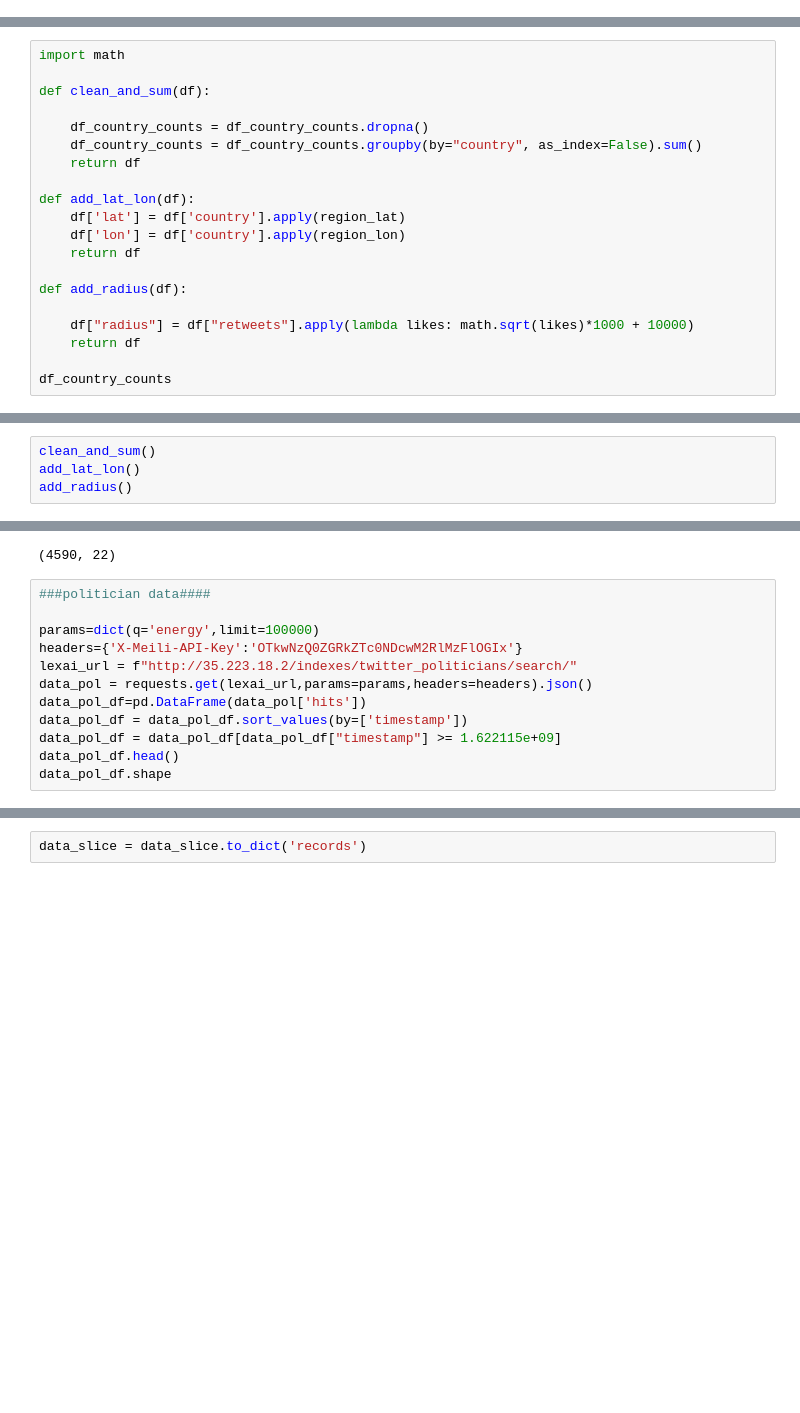
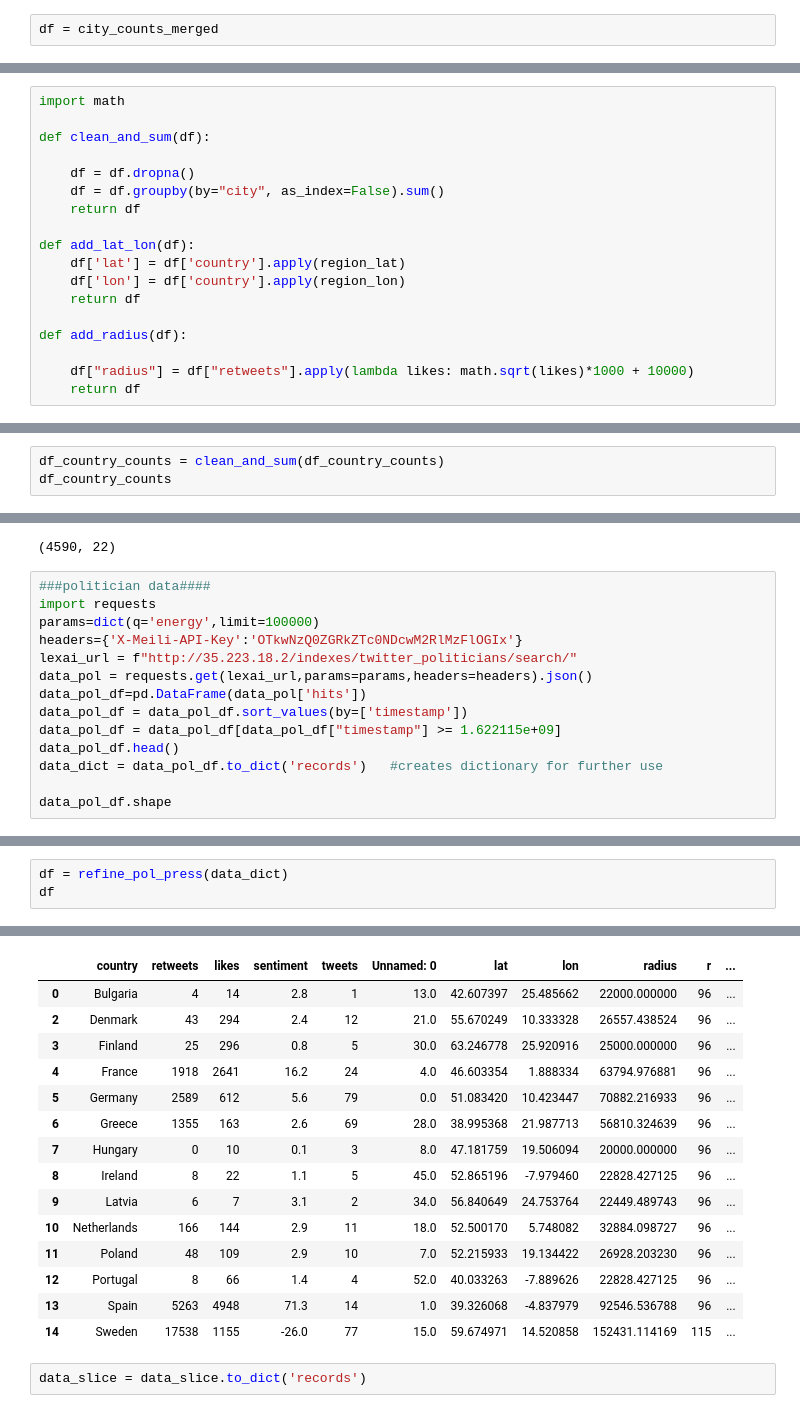
Before and after one commit to EstefaniaVB/LexAI, a Jupyter notebook: notebooks/twitterAPI_Tim.ipynb, the cells around one changed output, grey strips where cells are left out. Drawn from its saved outputs; the diff is of its cells as text; blank space fills up the shorter version.

```diff
--- a/notebooks/twitterAPI_Tim.ipynb
+++ b/notebooks/twitterAPI_Tim.ipynb
@@ -944,0 +691,2 @@ def count_countries(tweets):
+# %%
+df = city_counts_merged
@@ -959,8 +706,8 @@ import math
 
 def clean_and_sum(df):
 
-    df_country_counts = df_country_counts.dropna()
-    df_country_counts = df_country_counts.groupby(by="country", as_index=False).sum()
+    df = df.dropna()
+    df = df.groupby(by="city", as_index=False).sum()
     return df
 
 def add_lat_lon(df):
@@ -972,5 +719,3 @@ def add_radius(df):
 
     df["radius"] = df["retweets"].apply(lambda likes: math.sqrt(likes)*1000 + 10000)
     return df
-
-df_country_counts
@@ -995,4 +722,3 @@ df_country_counts
 # %%
-clean_and_sum()
-add_lat_lon()
-add_radius()
+df_country_counts = clean_and_sum(df_country_counts)
+df_country_counts
@@ -1176,7 +1166,7 @@ data_press_df.shape
 (4590, 22)
 # %%
 ###politician data####
-
+import requests
 params=dict(q='energy',limit=100000)
 headers={'X-Meili-API-Key':'OTkwNzQ0ZGRkZTc0NDcwM2RlMzFlOGIx'}
 lexai_url = f"http://35.223.18.2/indexes/twitter_politicians/search/"
@@ -1185,5 +1175,7 @@ data_pol_df=pd.DataFrame(data_pol['hits'])
 data_pol_df = data_pol_df.sort_values(by=['timestamp'])
 data_pol_df = data_pol_df[data_pol_df["timestamp"] >= 1.622115e+09]
 data_pol_df.head()
+data_dict = data_pol_df.to_dict('records')   #creates dictionary for further use
+
 data_pol_df.shape
 # %% [output]
@@ -1190,0 +1212,4 @@ data_pol_df.shape
+# %%
+df = refine_pol_press(data_dict)
+df
+# %% [output]
@@ -1191,2 +1221,17 @@ data_pol_df.shape
+|  | country | retweets | likes | sentiment | tweets | Unnamed: 0 | lat | lon | radius | r | ... |
+| 0 | Bulgaria | 4 | 14 | 2.8 | 1 | 13.0 | 42.607397 | 25.485662 | 22000.000000 | 96 | ... |
+| 2 | Denmark | 43 | 294 | 2.4 | 12 | 21.0 | 55.670249 | 10.333328 | 26557.438524 | 96 | ... |
+| 3 | Finland | 25 | 296 | 0.8 | 5 | 30.0 | 63.246778 | 25.920916 | 25000.000000 | 96 | ... |
+| 4 | France | 1918 | 2641 | 16.2 | 24 | 4.0 | 46.603354 | 1.888334 | 63794.976881 | 96 | ... |
+| 5 | Germany | 2589 | 612 | 5.6 | 79 | 0.0 | 51.083420 | 10.423447 | 70882.216933 | 96 | ... |
+| 6 | Greece | 1355 | 163 | 2.6 | 69 | 28.0 | 38.995368 | 21.987713 | 56810.324639 | 96 | ... |
+| 7 | Hungary | 0 | 10 | 0.1 | 3 | 8.0 | 47.181759 | 19.506094 | 20000.000000 | 96 | ... |
+| 8 | Ireland | 8 | 22 | 1.1 | 5 | 45.0 | 52.865196 | -7.979460 | 22828.427125 | 96 | ... |
+| 9 | Latvia | 6 | 7 | 3.1 | 2 | 34.0 | 56.840649 | 24.753764 | 22449.489743 | 96 | ... |
+| 10 | Netherlands | 166 | 144 | 2.9 | 11 | 18.0 | 52.500170 | 5.748082 | 32884.098727 | 96 | ... |
+| 11 | Poland | 48 | 109 | 2.9 | 10 | 7.0 | 52.215933 | 19.134422 | 26928.203230 | 96 | ... |
+| 12 | Portugal | 8 | 66 | 1.4 | 4 | 52.0 | 40.033263 | -7.889626 | 22828.427125 | 96 | ... |
+| 13 | Spain | 5263 | 4948 | 71.3 | 14 | 1.0 | 39.326068 | -4.837979 | 92546.536788 | 96 | ... |
+| 14 | Sweden | 17538 | 1155 | -26.0 | 77 | 15.0 | 59.674971 | 14.520858 | 152431.114169 | 115 | ... |
 # %%
 data_slice = data_slice.to_dict('records')
```
Also changed, not shown: parts of 37 cells of this notebook, 5 other files.
